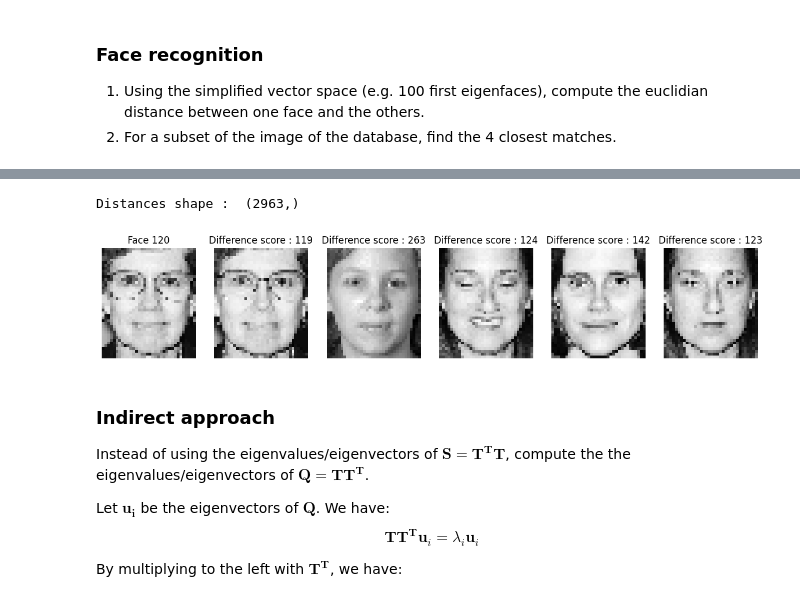
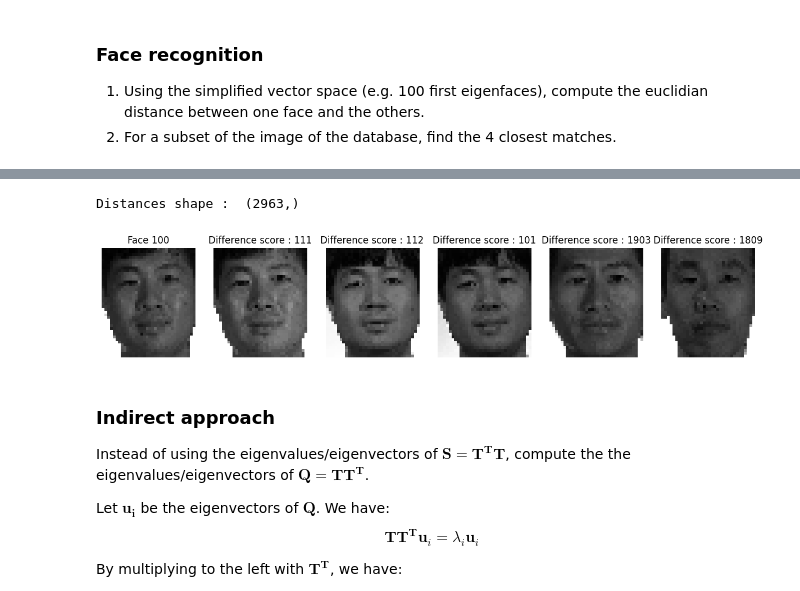
Before and after one commit to Exagor/info-h-501, a Jupyter notebook: docs/LABS/PR2_Feature_Space.ipynb, the cells around one changed output, grey strips where cells are left out. Saved outputs shown, nothing was run; the diff lists cells and outputs as text; code cells hidden in the pictures.

```diff
--- a/docs/LABS/PR2_Feature_Space.ipynb
+++ b/docs/LABS/PR2_Feature_Space.ipynb
@@ -259,24 +259,24 @@ T weights shape (2963, 250)
 # %%
-face_id = 120
+face_id = 100
 # Give the distance of the face_id to all the other faces in the dataset
 distances = np.sqrt(((T_weights[face_id] - T_weights) ** 2).sum(axis=1))
 print("Distances shape : ",distances.shape)
 distances[face_id]=distances.max() # Ignore self-distance
 best_matches_indice = np.argsort(distances)[:5] # Get the 10 closest faces
 
 plt.figure(figsize=(15, 5))
 plt.subplot(1, 6, 1)
 plt.imshow((T[face_id] + mean_face).reshape(faces_subsampled[0].shape), cmap=plt.cm.gray)
 plt.title("Face %d" % (face_id))
 plt.axis('off')
 for i in range(5):
     plt.subplot(1, 6, i + 2)
     plt.imshow((T[best_matches_indice[i]] + mean_face).reshape(faces_subsampled[0].shape), cmap=plt.cm.gray)
     plt.title("Difference score : %d" % (best_matches_indice[i]))
     plt.axis('off')
 # %% [output]
 Distances shape :  (2963,)
-[figure, old version]
+[figure, new version]
 # %% [markdown]
 ### Indirect approach
 
```
Also changed, not shown: parts of 1 cell of this notebook, 12 other files.
